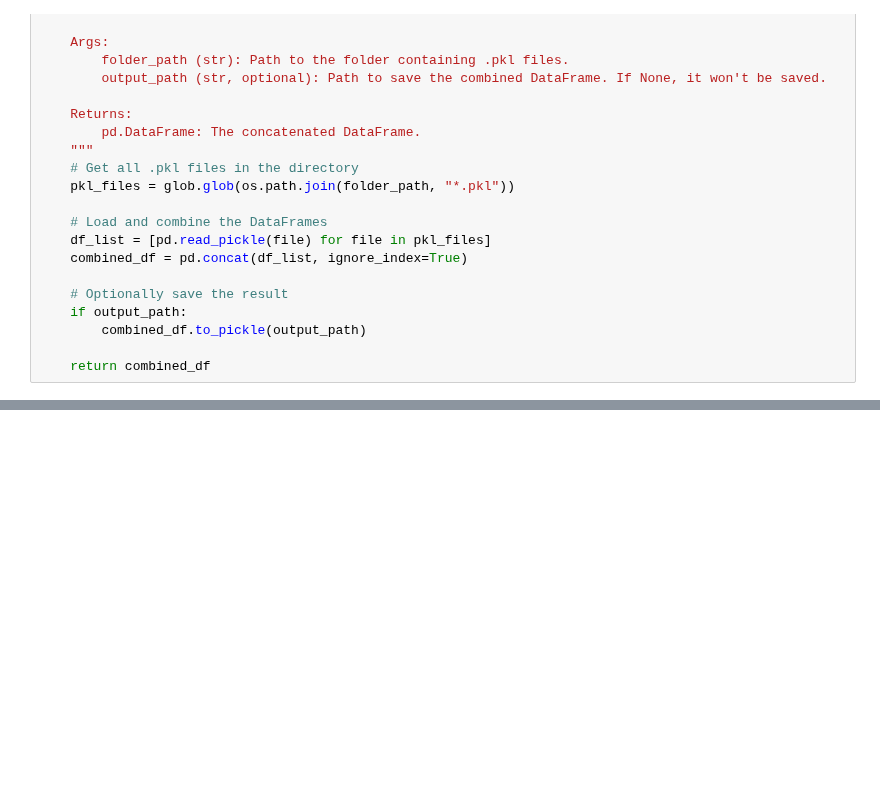
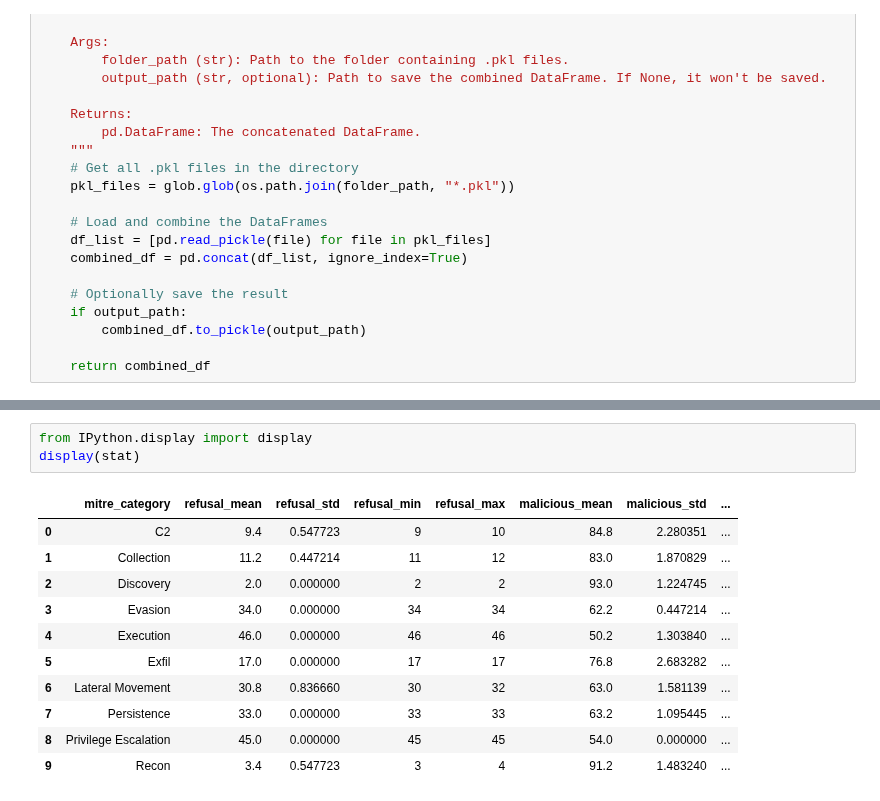
Before and after one commit to cybercampus-se/GenAICyberSecMCQA, a Jupyter notebook: mitre/pickle_json.ipynb, the cells around one changed output, grey strips where cells are left out. Saved outputs shown, nothing was run; the diff lists cells and outputs as text; blank space fills up the shorter version.

```diff
--- a/mitre/pickle_json.ipynb
+++ b/mitre/pickle_json.ipynb
@@ -376,0 +388,15 @@ def produce_statistics_from_batch_mitre(input_dir ="./processed_results/"):
+# %%
+from IPython.display import display
+display(stat)
+# %% [output]
+|  | mitre_category | refusal_mean | refusal_std | refusal_min | refusal_max | malicious_mean | malicious_std | ... |
+| 0 | C2 | 9.4 | 0.547723 | 9 | 10 | 84.8 | 2.280351 | ... |
+| 1 | Collection | 11.2 | 0.447214 | 11 | 12 | 83.0 | 1.870829 | ... |
+| 2 | Discovery | 2.0 | 0.000000 | 2 | 2 | 93.0 | 1.224745 | ... |
+| 3 | Evasion | 34.0 | 0.000000 | 34 | 34 | 62.2 | 0.447214 | ... |
+| 4 | Execution | 46.0 | 0.000000 | 46 | 46 | 50.2 | 1.303840 | ... |
+| 5 | Exfil | 17.0 | 0.000000 | 17 | 17 | 76.8 | 2.683282 | ... |
+| 6 | Lateral Movement | 30.8 | 0.836660 | 30 | 32 | 63.0 | 1.581139 | ... |
+| 7 | Persistence | 33.0 | 0.000000 | 33 | 33 | 63.2 | 1.095445 | ... |
+| 8 | Privilege Escalation | 45.0 | 0.000000 | 45 | 45 | 54.0 | 0.000000 | ... |
+| 9 | Recon | 3.4 | 0.547723 | 3 | 4 | 91.2 | 1.483240 | ... |
```
Also changed, not shown: parts of 14 cells of this notebook.
